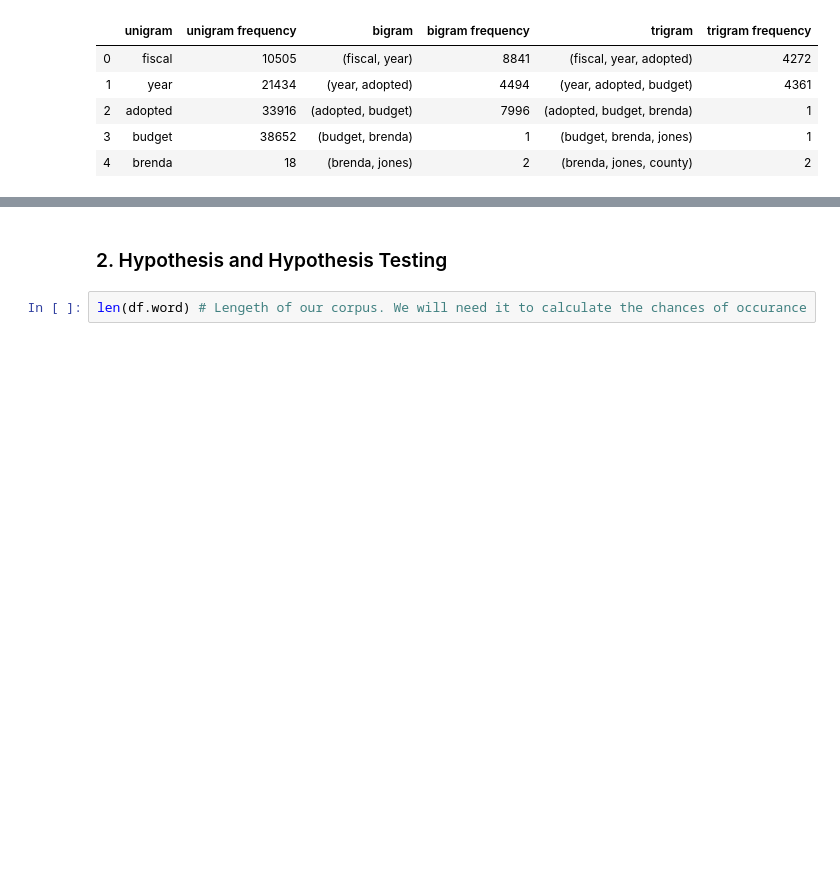
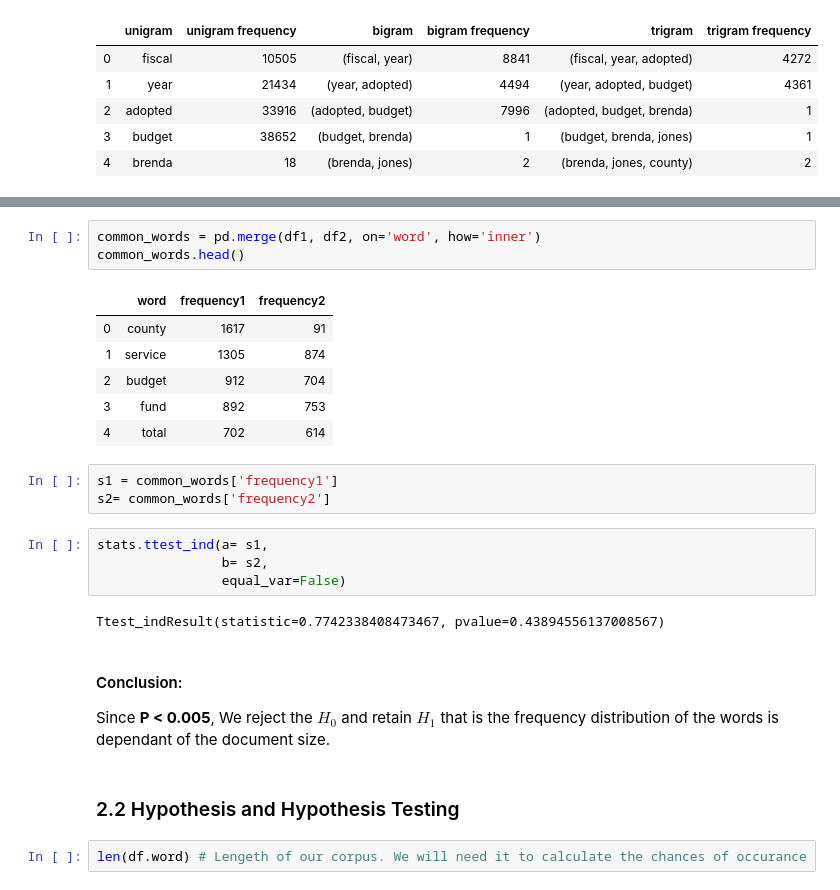
Before and after one commit to UNCG-CSE/Budget_Text_Analysis, a Jupyter notebook: src/StatisticalTextAnalysis/original/Statistical-Text-Analysis.ipynb, the cells around one changed output, grey strips where cells are left out. Drawn from its saved outputs; the diff is of its cells as text; blank space fills up the shorter version.

Commit message:
Updated my notebooks
I added hypothesis and hypothesis testing under STA. I also fixed a couple of minor issues with my notebooks

```diff
--- a/src/StatisticalTextAnalysis/original/Statistical-Text-Analysis.ipynb
+++ b/src/StatisticalTextAnalysis/original/Statistical-Text-Analysis.ipynb
@@ -173,5 +247,29 @@ ngrams_df.head()
+# %%
+common_words = pd.merge(df1, df2, on='word', how='inner')
+common_words.head()
+# %% [output]
+|  | word | frequency1 | frequency2 |
+| 0 | county | 1617 | 91 |
+| 1 | service | 1305 | 874 |
+| 2 | budget | 912 | 704 |
+| 3 | fund | 892 | 753 |
+| 4 | total | 702 | 614 |
+# %%
+s1 = common_words['frequency1']
+s2= common_words['frequency2']
+# %%
+stats.ttest_ind(a= s1,
+                b= s2,
+                equal_var=False)
+# %% [output]
+Ttest_indResult(statistic=0.7742338408473467, pvalue=0.43894556137008567)
+# %% [markdown]
+#### Conclusion:
+
+
+Since **P < 0.005**, We reject the $H_0$ and retain $H_1$ that is the frequency distribution of the words is dependant of the document size.
 # %% [markdown]
-### 2. Hypothesis and Hypothesis Testing
+### 2.2 Hypothesis and Hypothesis Testing
 # %%
 len(df.word) # Lengeth of our corpus. We will need it to calculate the chances of occurance
 # %% [output]
```
Also changed, not shown: parts of 13 cells of this notebook, 3 other files.
